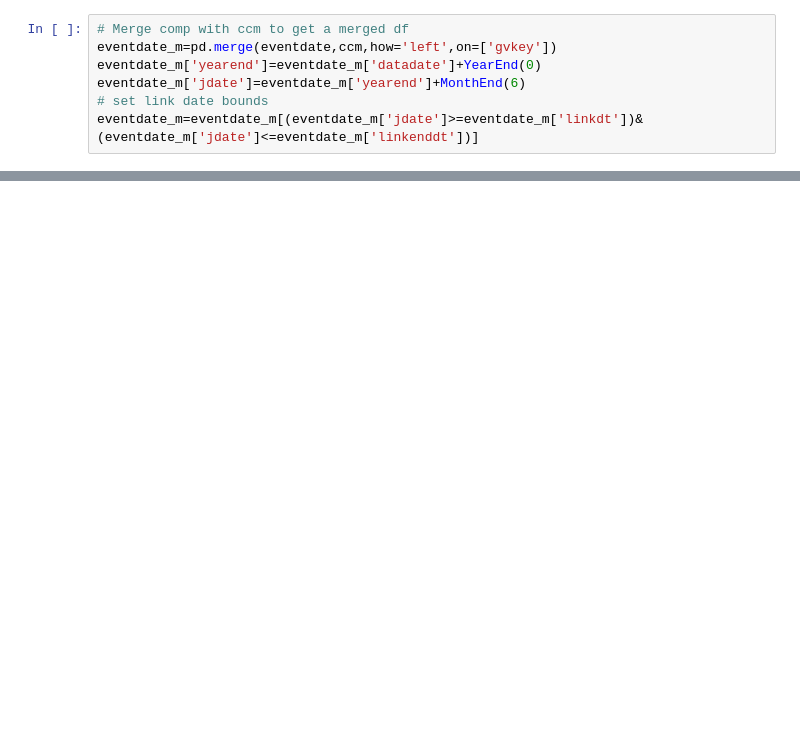
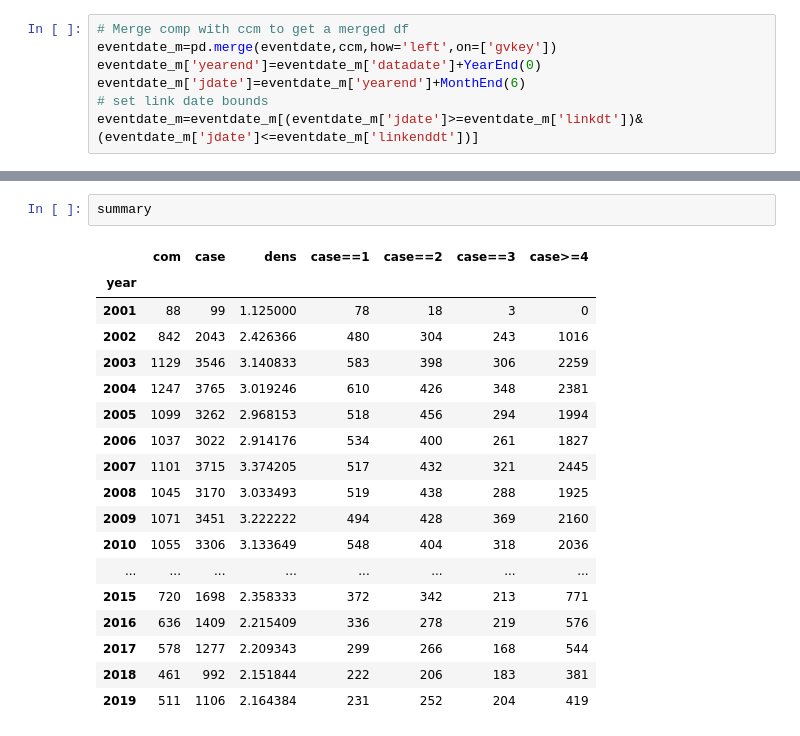
Before and after one commit to Wentworthliu123/Empirical-Corporate-Finance-2021, a Jupyter notebook: Code/Input_generator.ipynb, the cells around one changed output, grey strips where cells are left out. Saved outputs shown, nothing was run; the diff lists cells and outputs as text; blank space fills up the shorter version.

```diff
--- a/Code/Input_generator.ipynb
+++ b/Code/Input_generator.ipynb
@@ -70,0 +92,21 @@ with open('evtstudy-sample.json', 'w') as event:
+# %%
+summary
+# %% [output]
+|  | com | case | dens | case==1 | case==2 | case==3 | case>=4 |
+| year |  |  |  |  |  |  |  |
+| 2001 | 88 | 99 | 1.125000 | 78 | 18 | 3 | 0 |
+| 2002 | 842 | 2043 | 2.426366 | 480 | 304 | 243 | 1016 |
+| 2003 | 1129 | 3546 | 3.140833 | 583 | 398 | 306 | 2259 |
+| 2004 | 1247 | 3765 | 3.019246 | 610 | 426 | 348 | 2381 |
+| 2005 | 1099 | 3262 | 2.968153 | 518 | 456 | 294 | 1994 |
+| 2006 | 1037 | 3022 | 2.914176 | 534 | 400 | 261 | 1827 |
+| 2007 | 1101 | 3715 | 3.374205 | 517 | 432 | 321 | 2445 |
+| 2008 | 1045 | 3170 | 3.033493 | 519 | 438 | 288 | 1925 |
+| 2009 | 1071 | 3451 | 3.222222 | 494 | 428 | 369 | 2160 |
+| 2010 | 1055 | 3306 | 3.133649 | 548 | 404 | 318 | 2036 |
+| ... | ... | ... | ... | ... | ... | ... | ... |
+| 2015 | 720 | 1698 | 2.358333 | 372 | 342 | 213 | 771 |
+| 2016 | 636 | 1409 | 2.215409 | 336 | 278 | 219 | 576 |
+| 2017 | 578 | 1277 | 2.209343 | 299 | 266 | 168 | 544 |
+| 2018 | 461 | 992 | 2.151844 | 222 | 206 | 183 | 381 |
+| 2019 | 511 | 1106 | 2.164384 | 231 | 252 | 204 | 419 |
```
Also changed, not shown: parts of 8 cells of this notebook, 8 other files.
